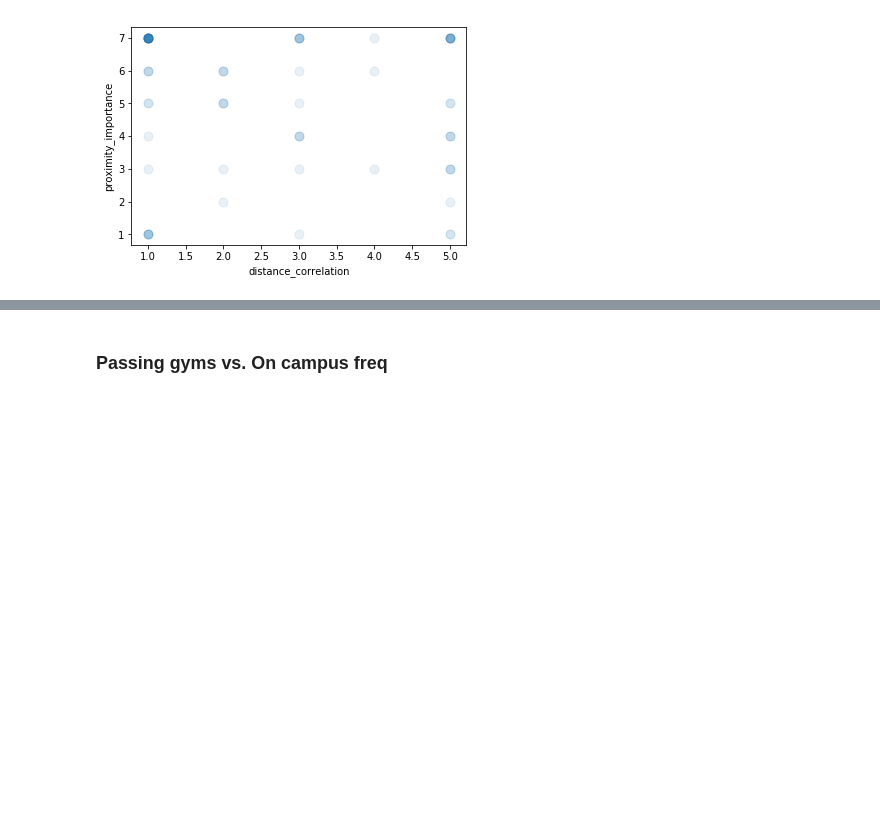
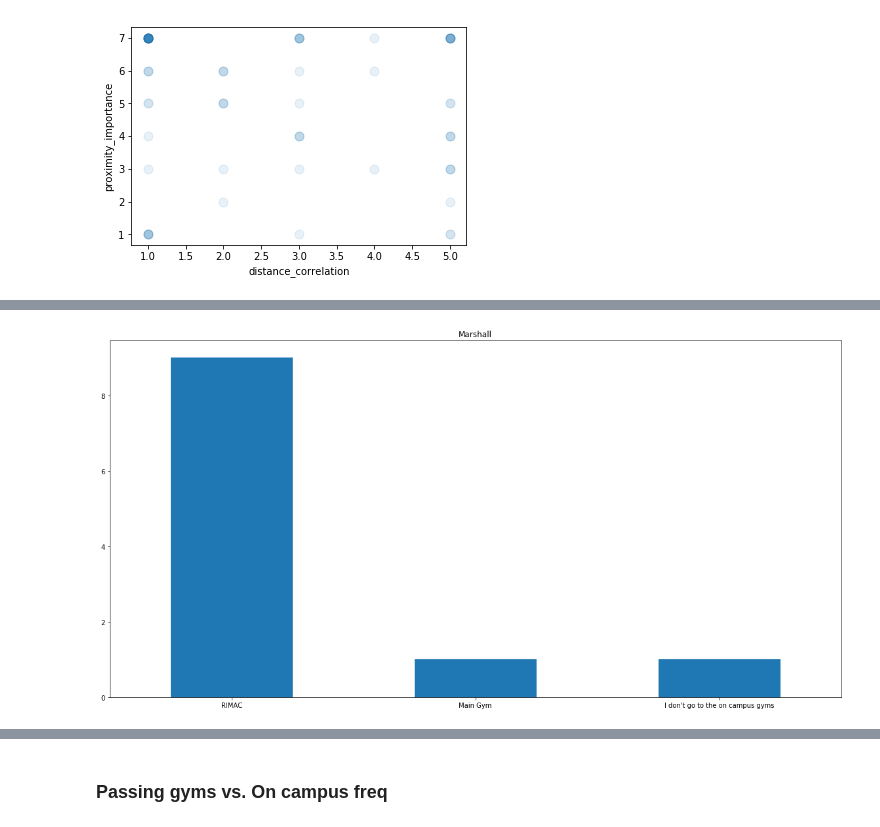
Before and after one commit to mirandago/cogs164_proximity, a Jupyter notebook: On campus visualizations.ipynb, the cells around one changed output, grey strips where cells are left out. Saved outputs shown, nothing was run; the diff lists cells and outputs as text; code cells hidden in the pictures; blank space fills up the shorter version.

```diff
--- a/On campus visualizations.ipynb
+++ b/On campus visualizations.ipynb
@@ -357,0 +410,6 @@ plt.show()
+# %%
+pairs_mar = mar_gyms['main_gym_location'].value_counts()
+ax = pairs_mar.plot.bar(rot=0,figsize=(20,10),title='Marshall')
+plt.show()
+# %% [output]
+[figure, added]
```
Also changed, not shown: parts of 13 cells of this notebook.
